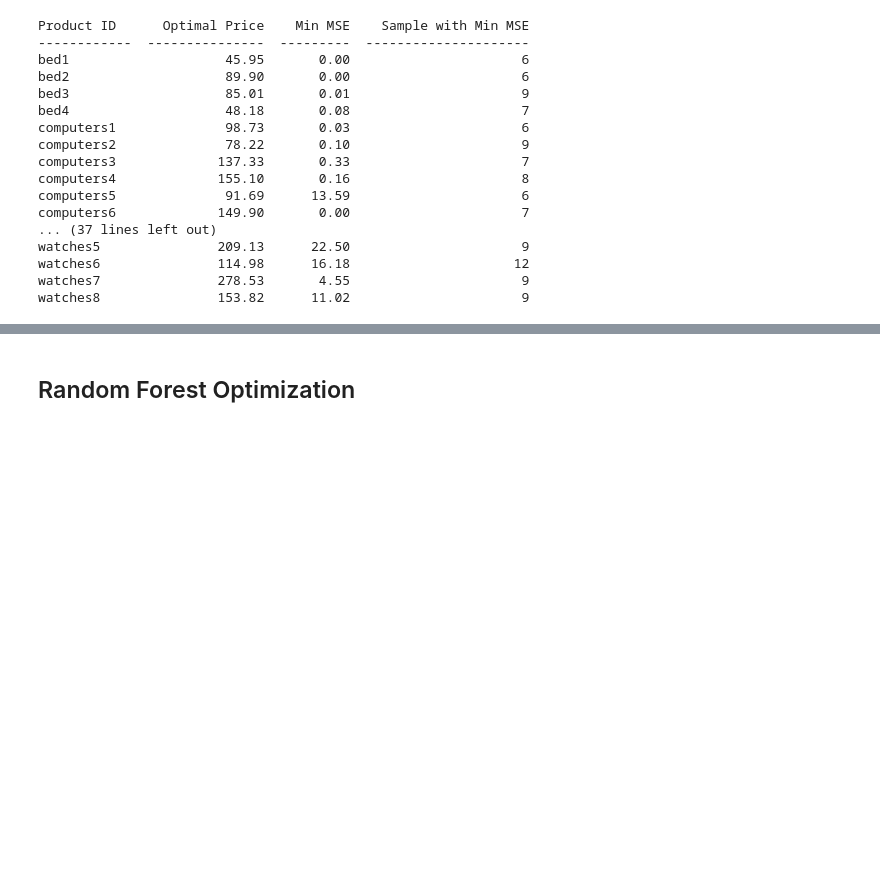
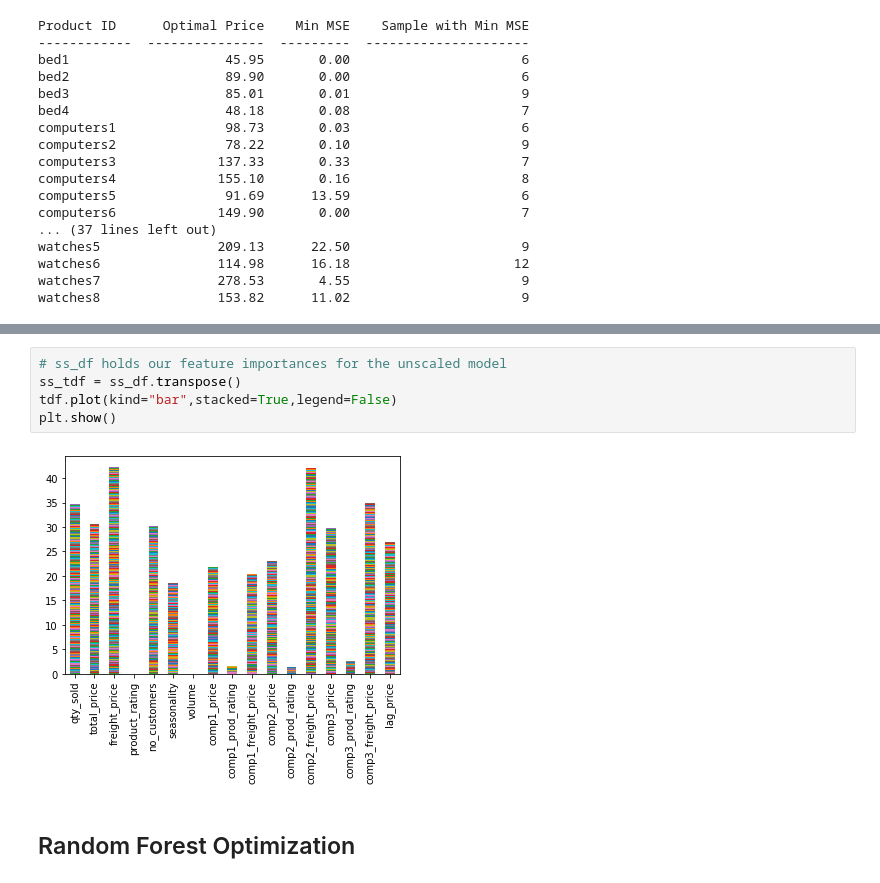
Before and after one commit to Samanaan/Project04_Machine_Learning, a Jupyter notebook: ML_SK_editsbyGI.ipynb, the cells around one changed output, grey strips where cells are left out. Drawn from its saved outputs; the diff is of its cells as text; blank space fills up the shorter version.

```diff
--- a/ML_SK_editsbyGI.ipynb
+++ b/ML_SK_editsbyGI.ipynb
@@ -386,3 +454,10 @@ Average Predicted Unit Price: 175.79
+# %%
+# ss_df holds our feature importances for the unscaled model
+ss_tdf = ss_df.transpose()
+tdf.plot(kind="bar",stacked=True,legend=False)
+plt.show()
+# %% [output]
+[figure, added]
 # %% [markdown]
 ## Random Forest Optimization
 # %%
```
Also changed, not shown: parts of 15 cells of this notebook, 1 other file.
